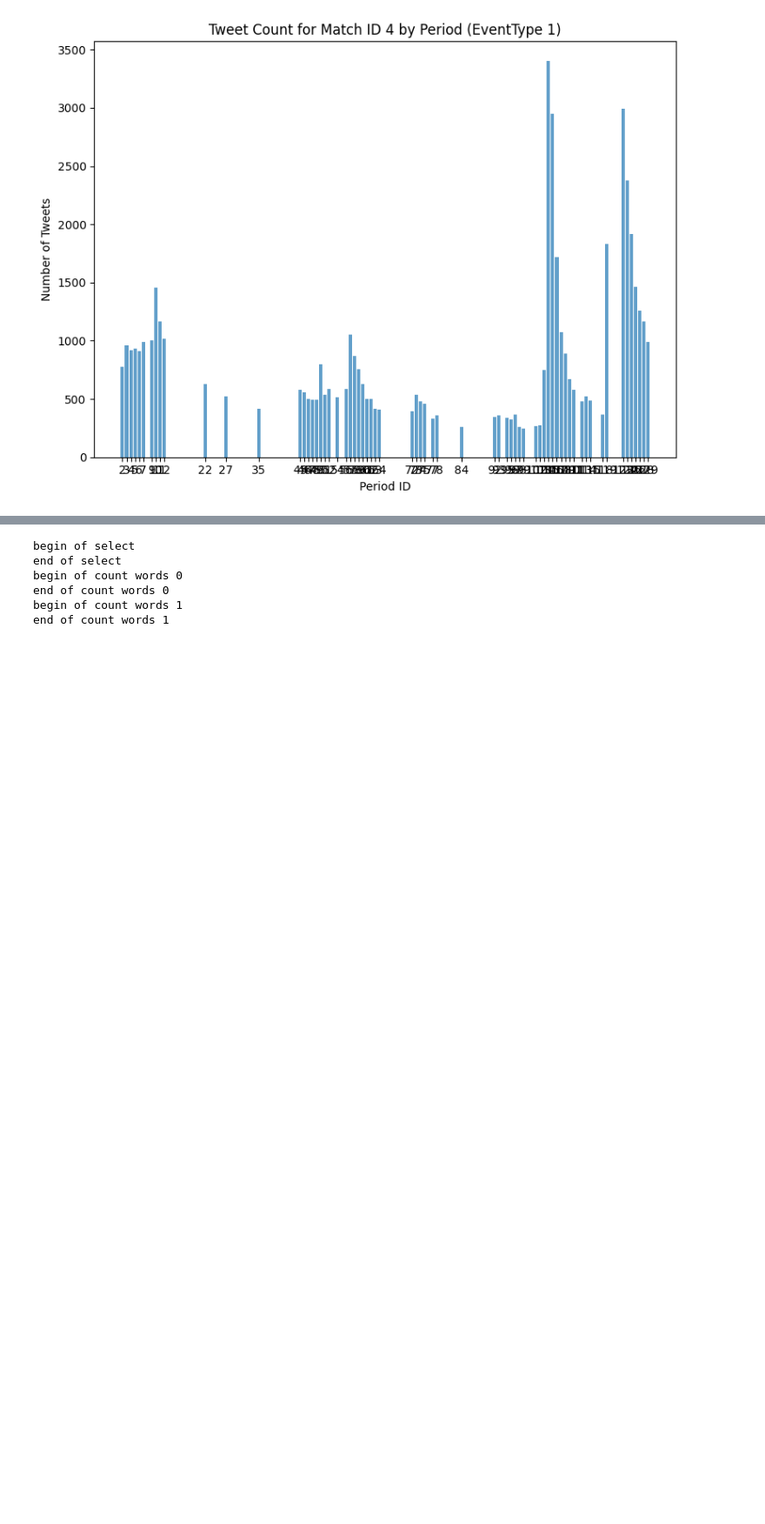
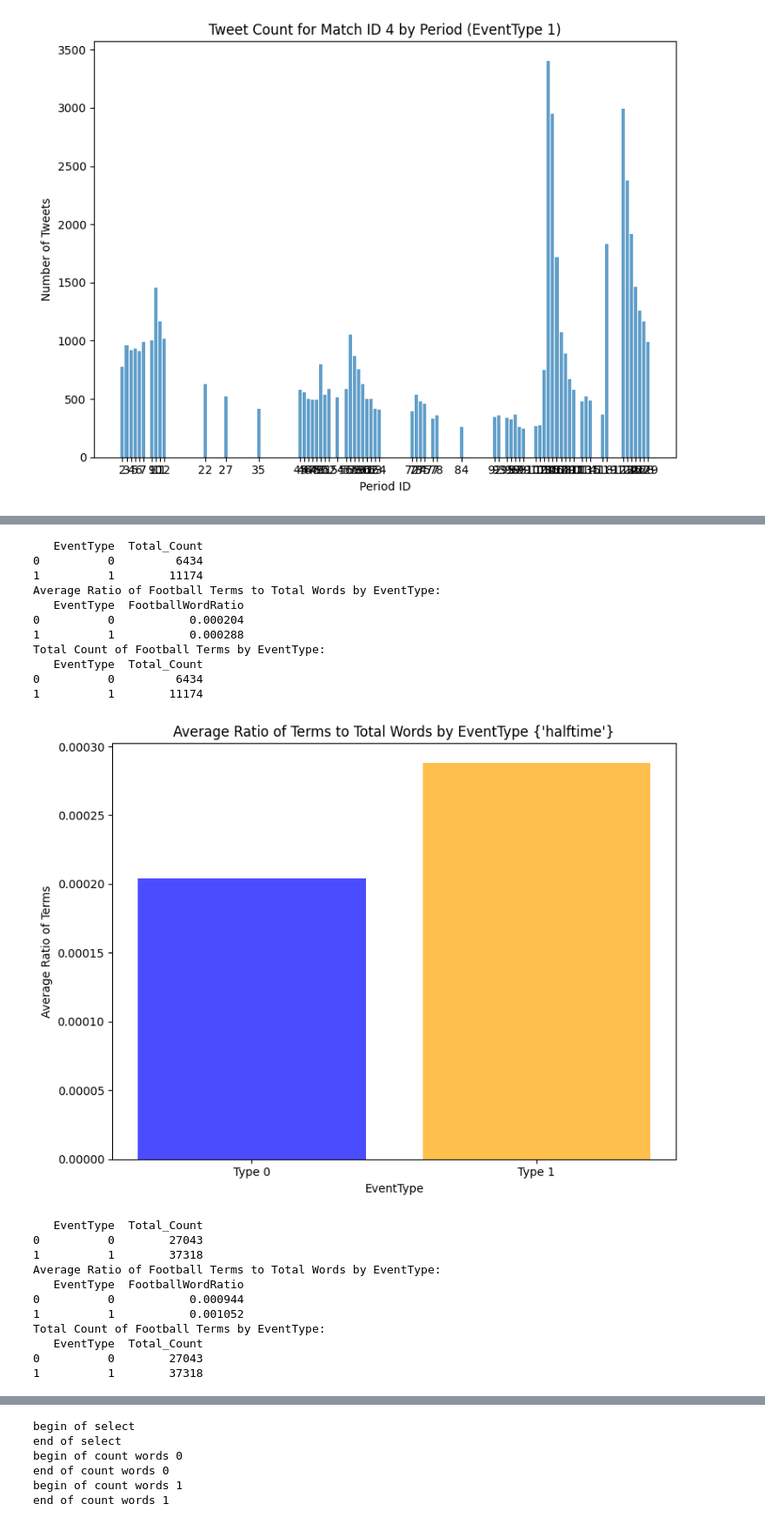
Before and after one commit to Alouloum/Challenge_CSC, a Jupyter notebook: notebooks/exploring_data.ipynb, the cells around one changed output, grey strips where cells are left out. Shown at 87% size. Drawn from its saved outputs; the diff is of its cells as text; code cells hidden in the pictures; blank space fills up the shorter version.

```diff
--- a/notebooks/exploring_data.ipynb
+++ b/notebooks/exploring_data.ipynb
@@ -81,0 +198,80 @@ for event_type in tweets_by_period_event['EventType'].unique():
+# %%
+def analyze_symbol_ratio(df, char, event_column='EventType', text_column='Tweet'):
+    """
+    Analyse le ratio moyen d'un caractère donné dans un DataFrame, par catégorie d'EventType.
+
+    :param df: DataFrame contenant les données
+    :param char: Caractère ou symbole à analyser (par exemple, "?", "!", ".")
+    :param event_column: Colonne représentant les catégories d'événements
+    :param text_column: Colonne contenant le texte à analyser
+    """
+    # Fonction pour compter le caractère dans chaque texte
+    def count_character(text):
+        return text.count(char)
+
+    # Calculer le nombre total de caractères par tweet
+    df['TotalChars'] = df[text_column].apply(len)
+
+    # Calculer le nombre d'occurrences du caractère spécifié
+    df[f'{char}Count'] = df[text_column].apply(count_character)
+
+    # Calculer le ratio du caractère par rapport au nombre total de caractères
+    df[f'{char}Ratio'] = df[f'{char}Count'] / df['TotalChars']
+
+    # Calculer la moyenne des ratios par EventType
+    average_ratios = df.groupby(event_column)[f'{char}Ratio'].mean().reset_index()
+
+    # Afficher les résultats
+    print(f"Moyenne du ratio de '{char}' par {event_column} :")
+    print(average_ratios)
+
+    # Tracer un graphique pour comparer les ratios moyens
+    plt.figure(figsize=(8, 6))
+    plt.bar(
+        average_ratios[event_column],
+        average_ratios[f'{char}Ratio'],
+        alpha=0.7,
+        color=['blue', 'orange']
+    )
+    plt.title(f"Moyenne du Ratio de '{char}' par {event_column}")
+    plt.xlabel(event_column)
+    plt.ylabel(f"Moyenne du Ratio de '{char}'")
+    plt.xticks(average_ratios[event_column])
+    plt.tight_layout()
+    plt.show()
+
+
+# analyze_symbol_ratio(df, '?')
+# analyze_symbol_ratio(df, '!')
+# analyze_symbol_ratio(df, '.')
+# analyze_symbol_ratio(df, '#')
+# analyze_symbol_ratio(df, '@')
+# analyze_symbol_ratio(df, 'https://')
+# analyze_symbol_ratio(df, 'www.')
+# analyze_symbol_ratio(df, 'http://')
+analyse_terms({"halftime"}, df)
+analyse_terms({"free", "kick"}, df)
+# %% [output]
+   EventType  Total_Count
+0          0         6434
+1          1        11174
+Average Ratio of Football Terms to Total Words by EventType:
+   EventType  FootballWordRatio
+0          0           0.000204
+1          1           0.000288
+Total Count of Football Terms by EventType:
+   EventType  Total_Count
+0          0         6434
+1          1        11174
+[figure, added]
+   EventType  Total_Count
+0          0        27043
+1          1        37318
+Average Ratio of Football Terms to Total Words by EventType:
+   EventType  FootballWordRatio
+0          0           0.000944
+1          1           0.001052
+Total Count of Football Terms by EventType:
+   EventType  Total_Count
+0          0        27043
+1          1        37318
```
Also changed, not shown: parts of 7 cells of this notebook.
